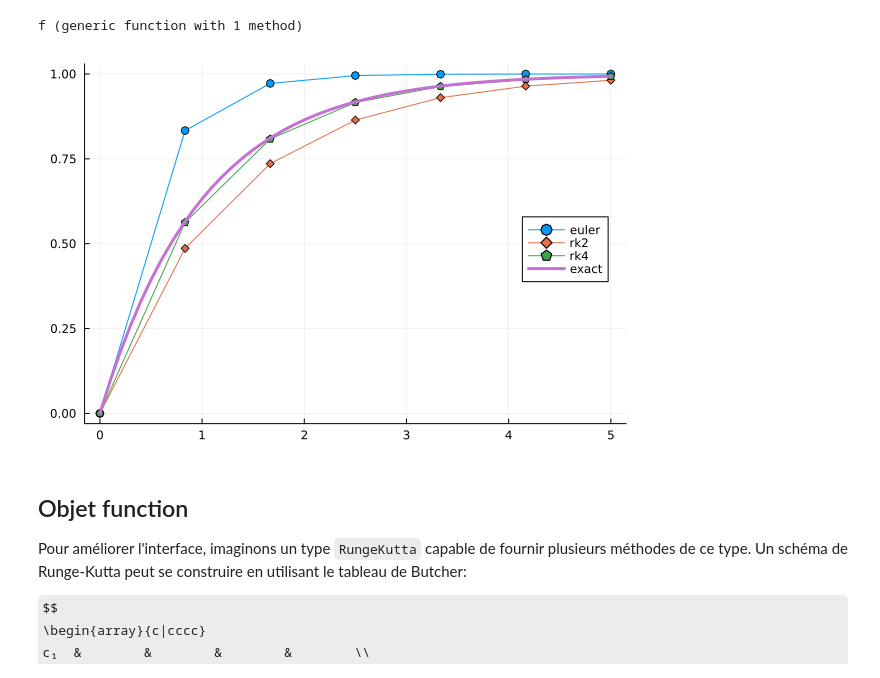
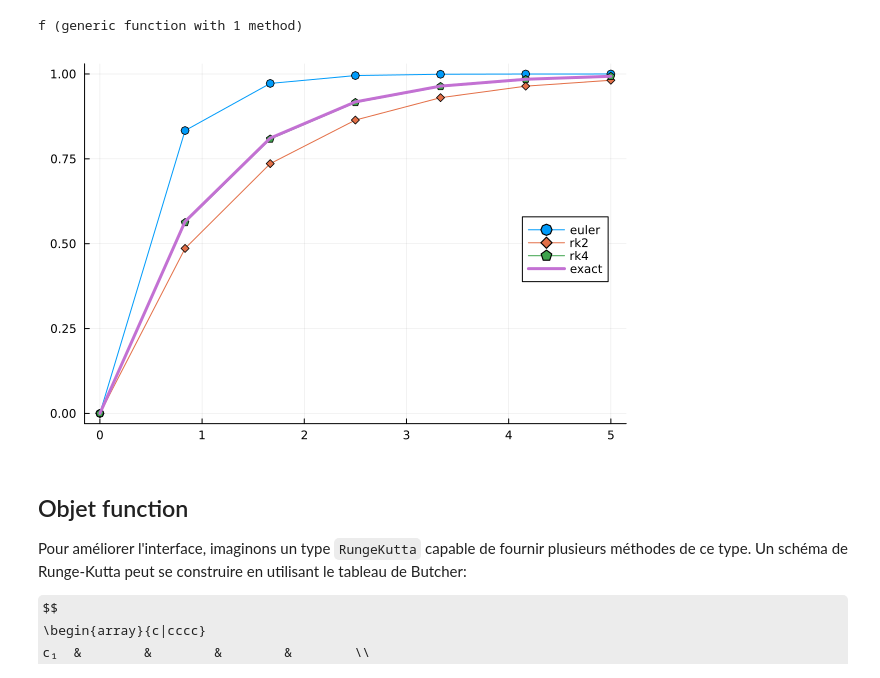
Before and after one commit to pnavaro/Julia_Introduction, a Jupyter notebook: 09-metaprogrammation.ipynb, the cells around one changed output. Cells and saved outputs as stored; diff of their text form; code cells hidden in the pictures; some formulas as TeX source.

```diff
--- a/09-metaprogrammation.ipynb
+++ b/09-metaprogrammation.ipynb
@@ -117,9 +124,7 @@ Runge-Kutta fourth order method function
 Voici une fonction  permettant de résoudre l'équation différentielle avec la méthode numérique utilisée en paramètre.
 # %%
 """
-
-    solver(f::Function, Method::Function, t₀::Float64,
-                y₀::Float64, dt::Float64, nsteps::Int64)
+$(SIGNATURES)
 
 Solve numerically the equation ``y' = f(t, y)``
 
@@ -132,7 +137,7 @@ with `y(t₀)= y₀` and `nsteps` steps `h`
 
 """
 function solver(f::Function,
-                Method::Function,
+                method::Function,
                 t₀::Float64,
                 y₀::Float64, h::Float64, nsteps::Int64)
 
@@ -143,7 +148,7 @@ function solver(f::Function,
     y[1] = y₀
 
     for i in 2:nsteps
-       t[i], y[i] = Method(f,t[i-1],y[i-1], h)
+       t[i], y[i] = method(f,t[i-1],y[i-1], h)
     end
 
     t, y
@@ -181,11 +186,11 @@ f (generic function with 1 method)
 # %%
 plot( solver(f, euler, t₀, x₀, dt, nsteps); marker = :o, label="euler")
 plot!(solver(f, rk2,   t₀, x₀, dt, nsteps); marker = :d, label="rk2")
 plot!(solver(f, rk4,   t₀, x₀, dt, nsteps); marker = :p, label="rk4")
-t = 0:0.1:5
+t = LinRange(0, tfinal, nsteps)
 plot!(t, 1 .- exp.(-t); line = 3, label = "exact", legend = :right)
 # %% [output]
-[figure, old version]
+[figure, new version]
 # %% [markdown]
 ## Objet function
 
```
Also changed, not shown: parts of 11 cells of this notebook, 10 other files.
